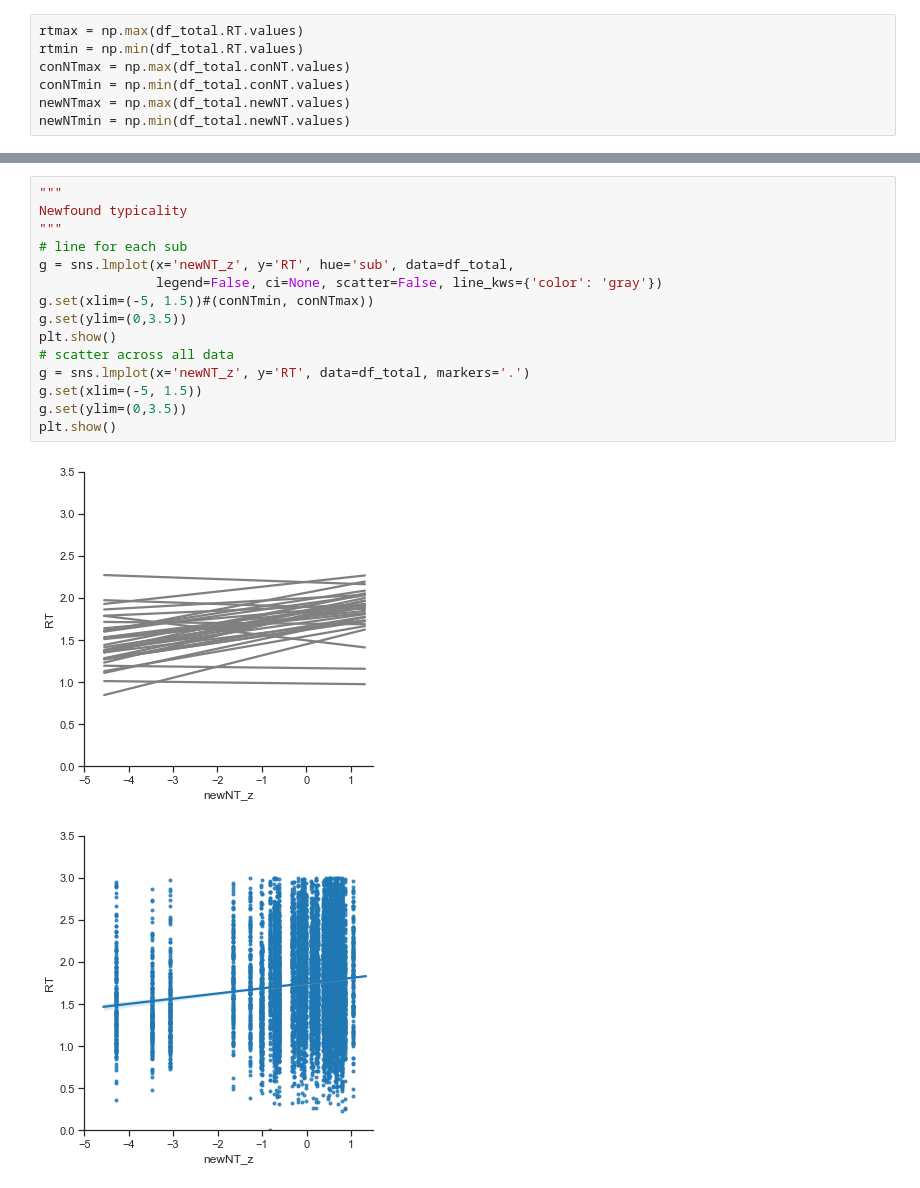
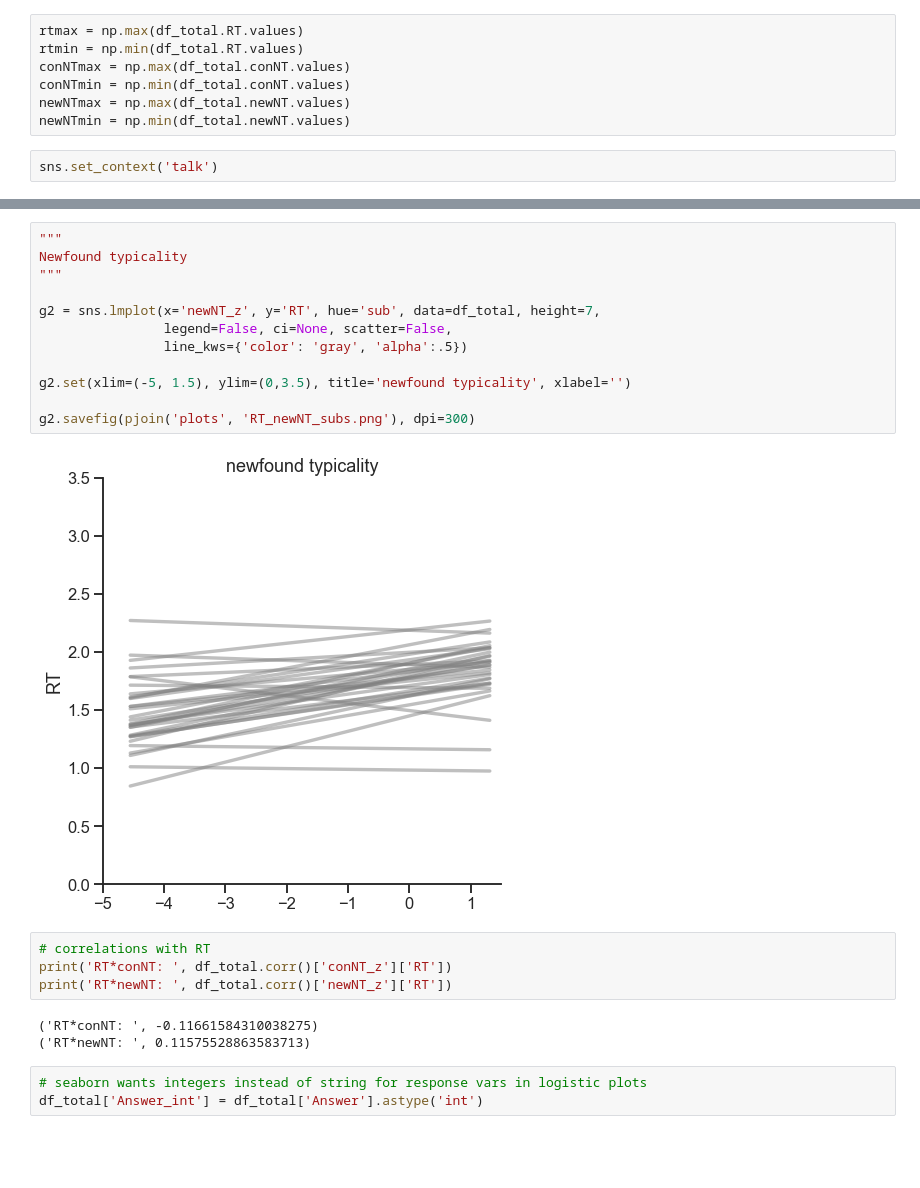
Before and after one commit to oliver-contier/ri_hmax, a Jupyter notebook: data_exploration.ipynb, the cells around one changed output, grey strips where cells are left out. Saved outputs shown, nothing was run; the diff lists cells and outputs as text; blank space fills up the shorter version.

Commit message:
gave talk in labmeeting with this setup

```diff
--- a/data_exploration.ipynb
+++ b/data_exploration.ipynb
@@ -916,3 +881,5 @@ conNTmax = np.max(df_total.conNT.values)
 conNTmin = np.min(df_total.conNT.values)
 newNTmax = np.max(df_total.newNT.values)
 newNTmin = np.min(df_total.newNT.values)
+# %%
+sns.set_context('talk')
@@ -938,18 +917,24 @@ plt.show()
 # %%
 """
 Newfound typicality
 """
-# line for each sub
-g = sns.lmplot(x='newNT_z', y='RT', hue='sub', data=df_total,
-               legend=False, ci=None, scatter=False, line_kws={'color': 'gray'})
-g.set(xlim=(-5, 1.5))#(conNTmin, conNTmax))
-g.set(ylim=(0,3.5))
-plt.show()
-# scatter across all data
-g = sns.lmplot(x='newNT_z', y='RT', data=df_total, markers='.')
-g.set(xlim=(-5, 1.5))
-g.set(ylim=(0,3.5))
-plt.show()
+
+g2 = sns.lmplot(x='newNT_z', y='RT', hue='sub', data=df_total, height=7,
+                legend=False, ci=None, scatter=False,
+                line_kws={'color': 'gray', 'alpha':.5})
+
+g2.set(xlim=(-5, 1.5), ylim=(0,3.5), title='newfound typicality', xlabel='')
+
+g2.savefig(pjoin('plots', 'RT_newNT_subs.png'), dpi=300)
 # %% [output]
-[figure, old version]
+[figure, new version]
-[figure, removed]
+# %%
+# correlations with RT
+print('RT*conNT: ', df_total.corr()['conNT_z']['RT'])
+print('RT*newNT: ', df_total.corr()['newNT_z']['RT'])
+# %% [output]
+('RT*conNT: ', -0.11661584310038275)
+('RT*newNT: ', 0.11575528863583713)
+# %%
+# seaborn wants integers instead of string for response vars in logistic plots
+df_total['Answer_int'] = df_total['Answer'].astype('int')
```
Also changed, not shown: parts of 13 cells of this notebook, 2 other files.
